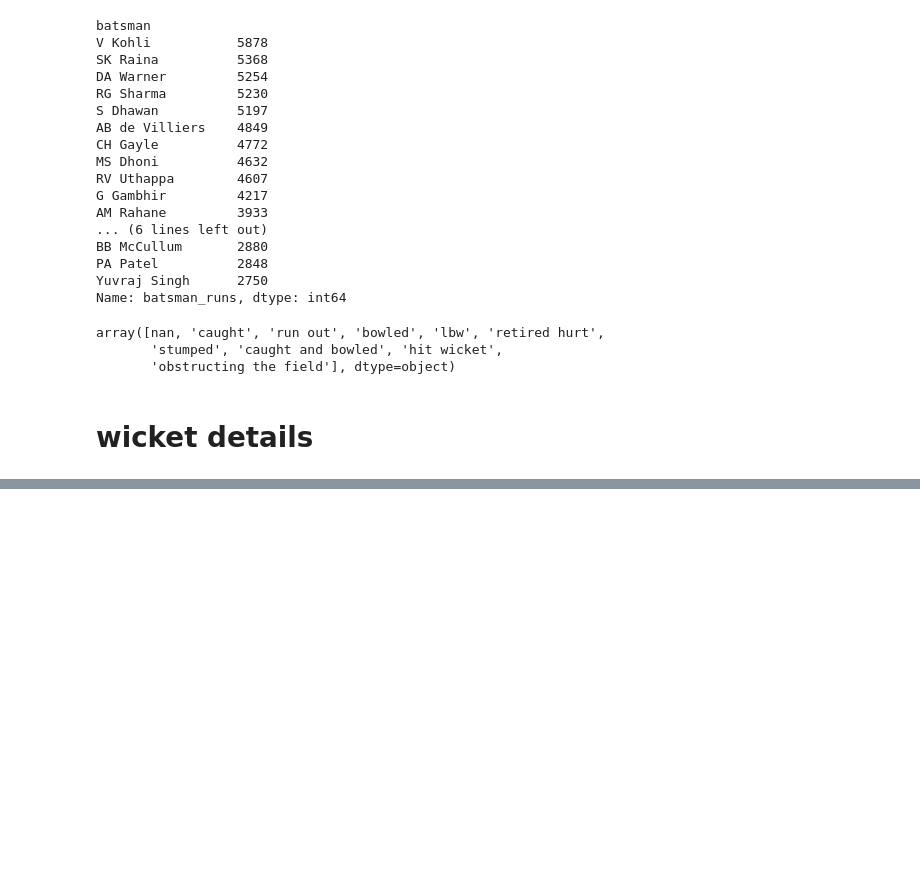
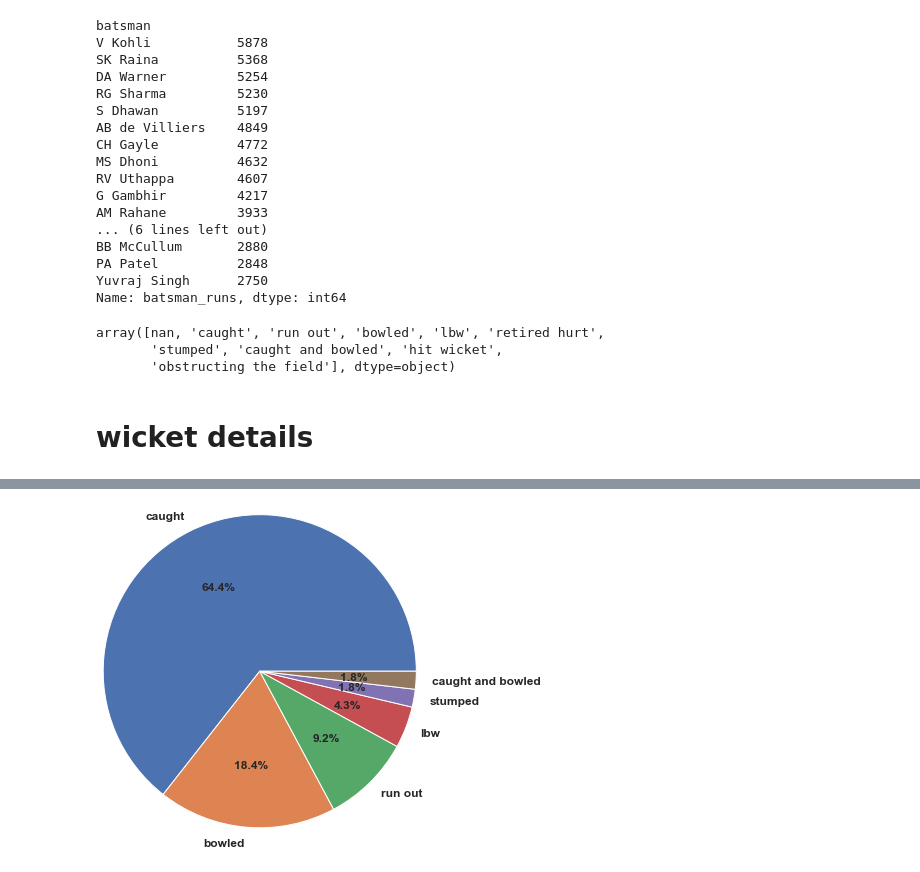
Before and after one commit to SahaAbhisek/Exploratory-Data-Analysis-of-IPL-2008-2020-dataset, a Jupyter notebook: IPL_data_analysis.ipynb, the cells around one changed output, grey strips where cells are left out. Drawn from its saved outputs; the diff is of its cells as text; code cells hidden in the pictures; blank space fills up the shorter version.

```diff
--- a/IPL_data_analysis.ipynb
+++ b/IPL_data_analysis.ipynb
@@ -564,2 +627,3 @@ See Full Dataframe in Mito
 # %%
-kohli_df = season_data['batsman']=
+kohli_df = season_data[season_data['batsman']=='V Kohli']
+kohli_df.head()
@@ -565,0 +655,11 @@ kohli_df = season_data['batsman']=
+# %%
+plt.pie(kohli_df['dismissal_kind'].value_counts(),
+       labels=kohli_df['dismissal_kind'].value_counts().index,
+       autopct='%1.1f%%',
+       labeldistance=1.1,
+       radius=1.8,
+       textprops={'fontsize':12, 'fontweight': 'bold'})
+plt.yticks(fontsize=12)
+plt.show()
+# %% [output]
+[figure, added]
```
Also changed, not shown: parts of 26 cells of this notebook.
